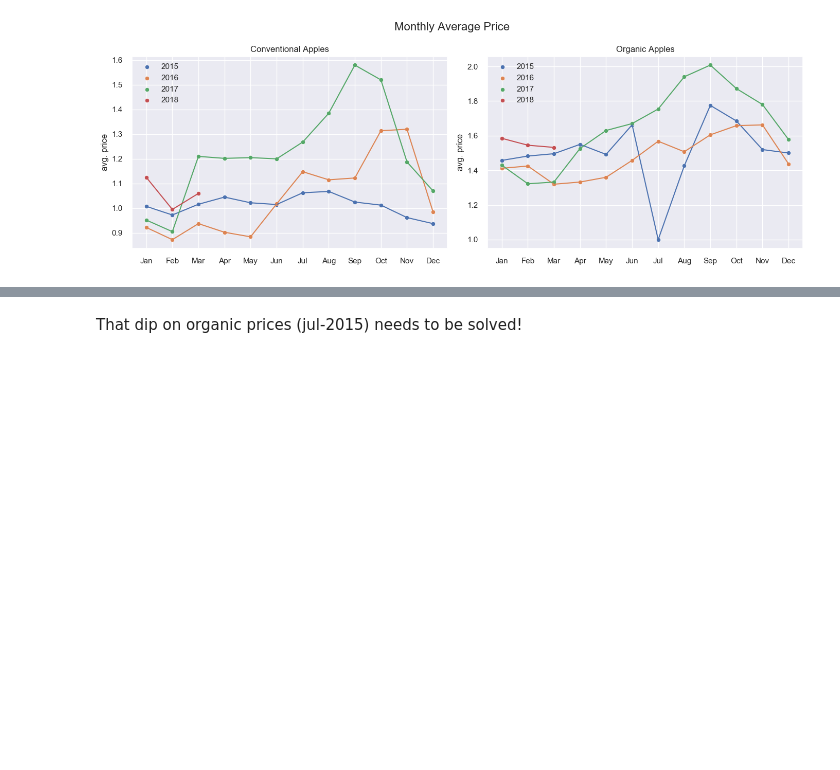
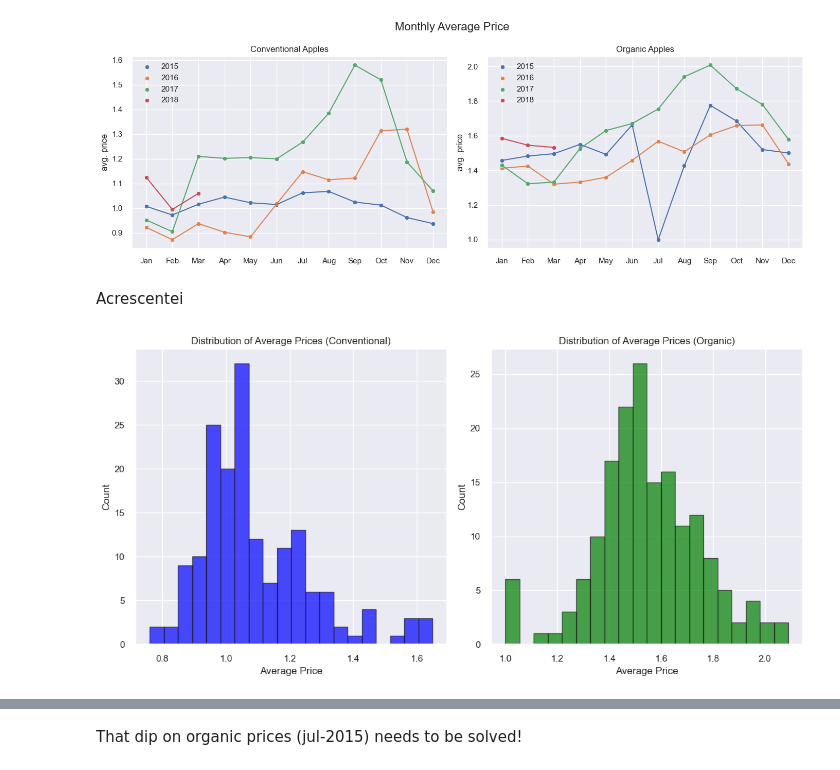
Before and after one commit to marcelomoraiscloser/apple_price, a Jupyter notebook: ApplePricePredictor.ipynb, the cells around one changed output, grey strips where cells are left out. Saved outputs shown, nothing was run; the diff lists cells and outputs as text; code cells hidden in the pictures; blank space fills up the shorter version.

Commit message:
Atualizando o arquivo ApplePricePredictor.ipynb

```diff
--- a/ApplePricePredictor.ipynb
+++ b/ApplePricePredictor.ipynb
@@ -215,3 +215,35 @@ plt.legend()
 plt.tight_layout()
 # %% [output]
 [figure]
+# %% [markdown]
+Acrescentei
+# %%
+import matplotlib.pyplot as plt
+
+# Filtrar dados para o tipo "conventional"
+conventional_data = df[df["type"] == "conventional"]
+organic_data = df[df["type"] == "organic"]
+
+plt.figure(figsize=(12, 6))
+
+# Histograma para o tipo "conventional"
+plt.subplot(1, 2, 1)
+plt.hist(conventional_data["average_price"], bins=20, edgecolor='k', alpha=0.7, color='blue')
+plt.title("Distribution of Average Prices (Conventional)")
+plt.xlabel("Average Price")
+plt.ylabel("Count")
+plt.grid(True)
+
+# Histograma para o tipo "organic"
+plt.subplot(1, 2, 2)
+plt.hist(organic_data["average_price"], bins=20, edgecolor='k', alpha=0.7, color='green')
+plt.title("Distribution of Average Prices (Organic)")
+plt.xlabel("Average Price")
+plt.ylabel("Count")
+plt.grid(True)
+
+plt.tight_layout()  # Para ajustar a exibição
+
+plt.show()
+# %% [output]
+[figure, added]
```
Also changed, not shown: parts of 15 cells of this notebook.
